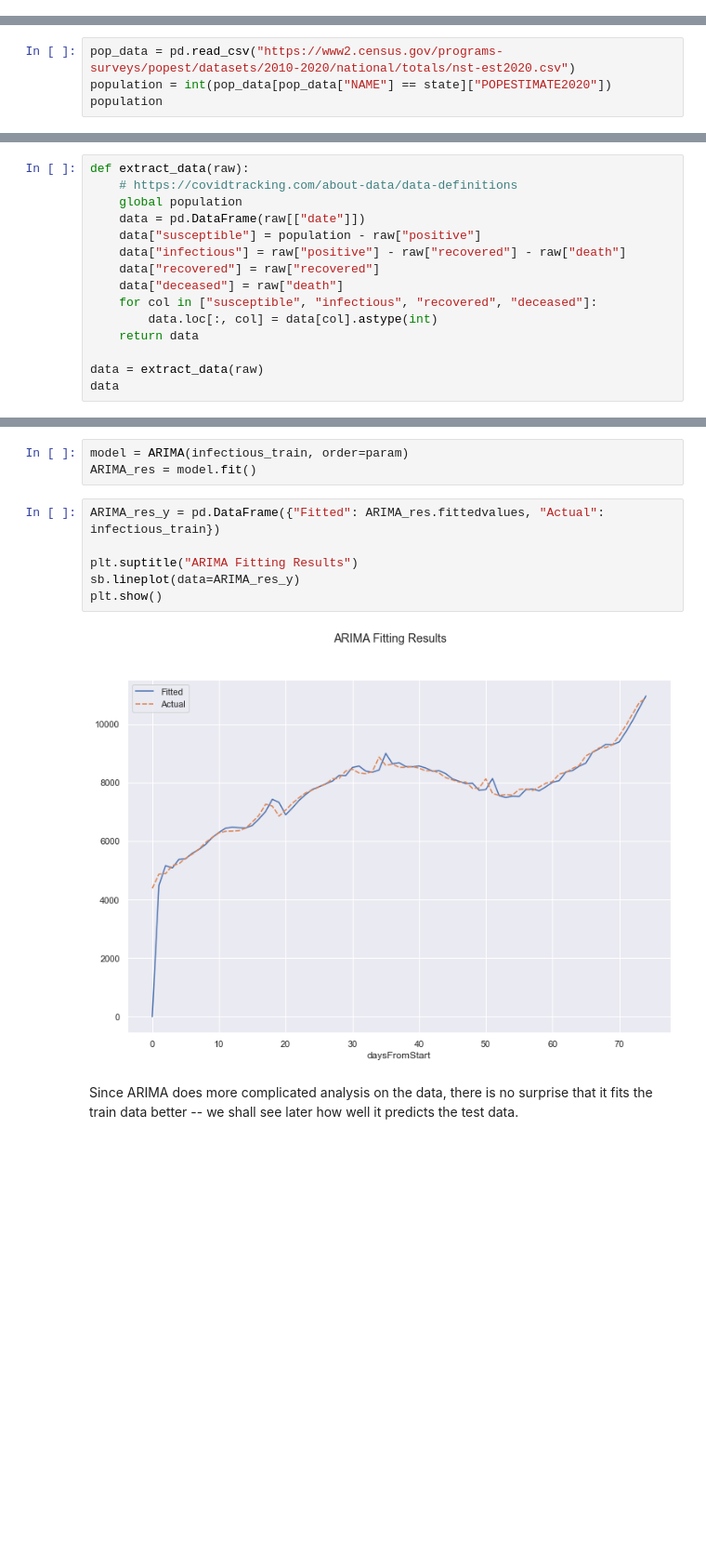
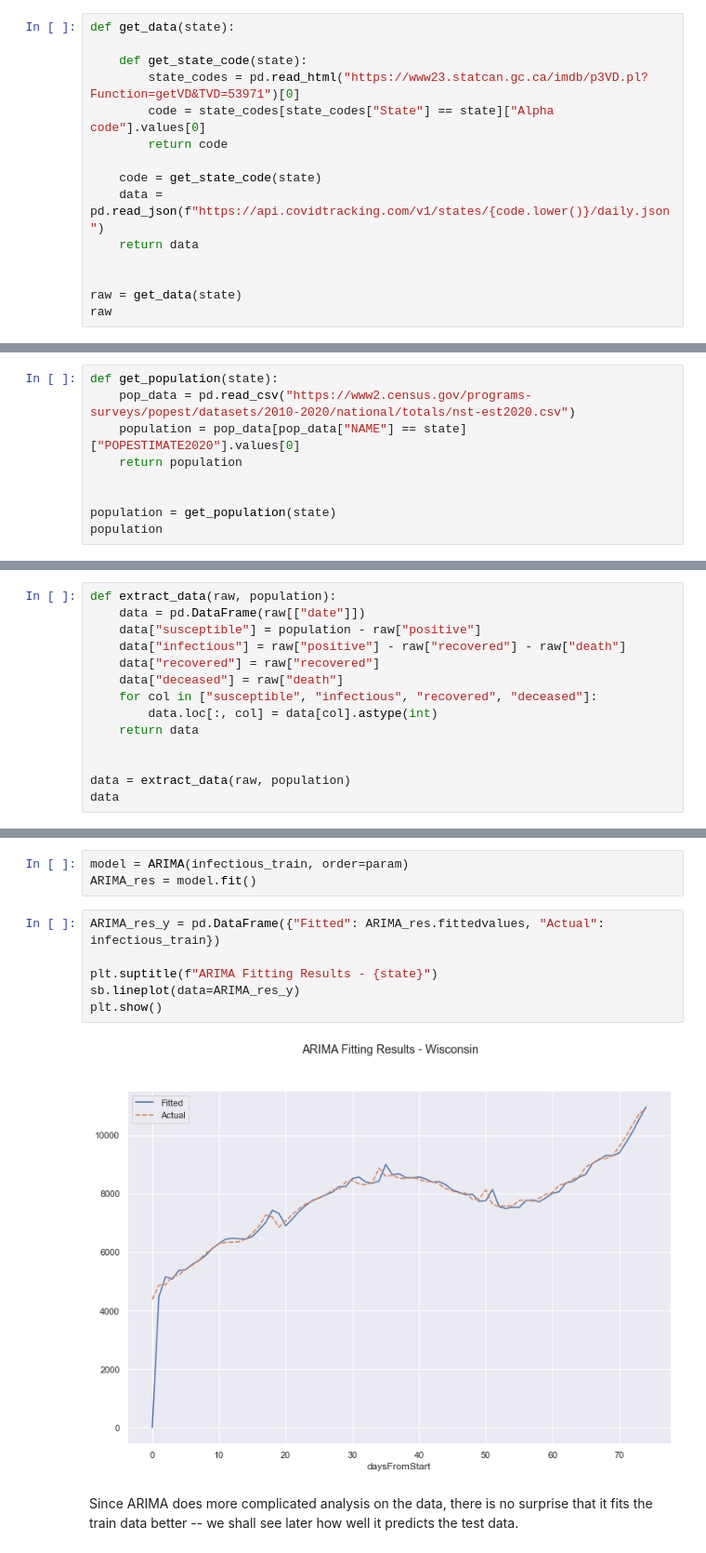
Before and after one commit to ZhongRuoyu/ntu-cz1115-project, a Jupyter notebook: covid.ipynb, the cells around one changed output, grey strips where cells are left out. Shown at 93% size. Drawn from its saved outputs; the diff is of its cells as text; blank space fills up the shorter version.

```diff
--- a/covid.ipynb
+++ b/covid.ipynb
@@ -74,7 +58,27 @@ raw
+# %%
+def get_data(state):
+
+    def get_state_code(state):
+        state_codes = pd.read_html("https://www23.statcan.gc.ca/imdb/p3VD.pl?Function=getVD&TVD=53971")[0]
+        code = state_codes[state_codes["State"] == state]["Alpha code"].values[0]
+        return code
+
+    code = get_state_code(state)
+    data = pd.read_json(f"https://api.covidtracking.com/v1/states/{code.lower()}/daily.json")
+    return data
+
+
+raw = get_data(state)
+raw
 # %% [markdown]
 In addition, since the SIRD model requires the total population, we need to obtain the population information of the state as well. We utilise the data provided by [the Census Bureau of the United States](https://www.census.gov/).
 # %%
-pop_data = pd.read_csv("https://www2.census.gov/programs-surveys/popest/datasets/2010-2020/national/totals/nst-est2020.csv")
-population = int(pop_data[pop_data["NAME"] == state]["POPESTIMATE2020"])
+def get_population(state):
+    pop_data = pd.read_csv("https://www2.census.gov/programs-surveys/popest/datasets/2010-2020/national/totals/nst-est2020.csv")
+    population = pop_data[pop_data["NAME"] == state]["POPESTIMATE2020"].values[0]
+    return population
+
+
+population = get_population(state)
 population
 # %% [output]
@@ -114,7 +132,5 @@ The SIRD model requires that some information be pre-processed. We may obtain th
 # %%
-def extract_data(raw):
-    # https://covidtracking.com/about-data/data-definitions
-    global population
+def extract_data(raw, population):
     data = pd.DataFrame(raw[["date"]])
     data["susceptible"] = population - raw["positive"]
     data["infectious"] = raw["positive"] - raw["recovered"] - raw["death"]
@@ -124,7 +140,8 @@ def extract_data(raw):
         data.loc[:, col] = data[col].astype(int)
     return data
 
-data = extract_data(raw)
+
+data = extract_data(raw, population)
 data
 # %% [output]
 |  | date | susceptible | infectious | recovered | deceased |
@@ -385,11 +406,11 @@ ARIMA_res = model.fit()
 # %%
 ARIMA_res_y = pd.DataFrame({"Fitted": ARIMA_res.fittedvalues, "Actual": infectious_train})
 
-plt.suptitle("ARIMA Fitting Results")
+plt.suptitle(f"ARIMA Fitting Results - {state}")
 sb.lineplot(data=ARIMA_res_y)
 plt.show()
 # %% [output]
-[figure, old version]
+[figure, new version]
 # %% [markdown]
 Since ARIMA does more complicated analysis on the data, there is no surprise that it fits the train data better -- we shall see later how well it predicts the test data.
 # %% [markdown]
```
Also changed, not shown: parts of 38 cells of this notebook.
